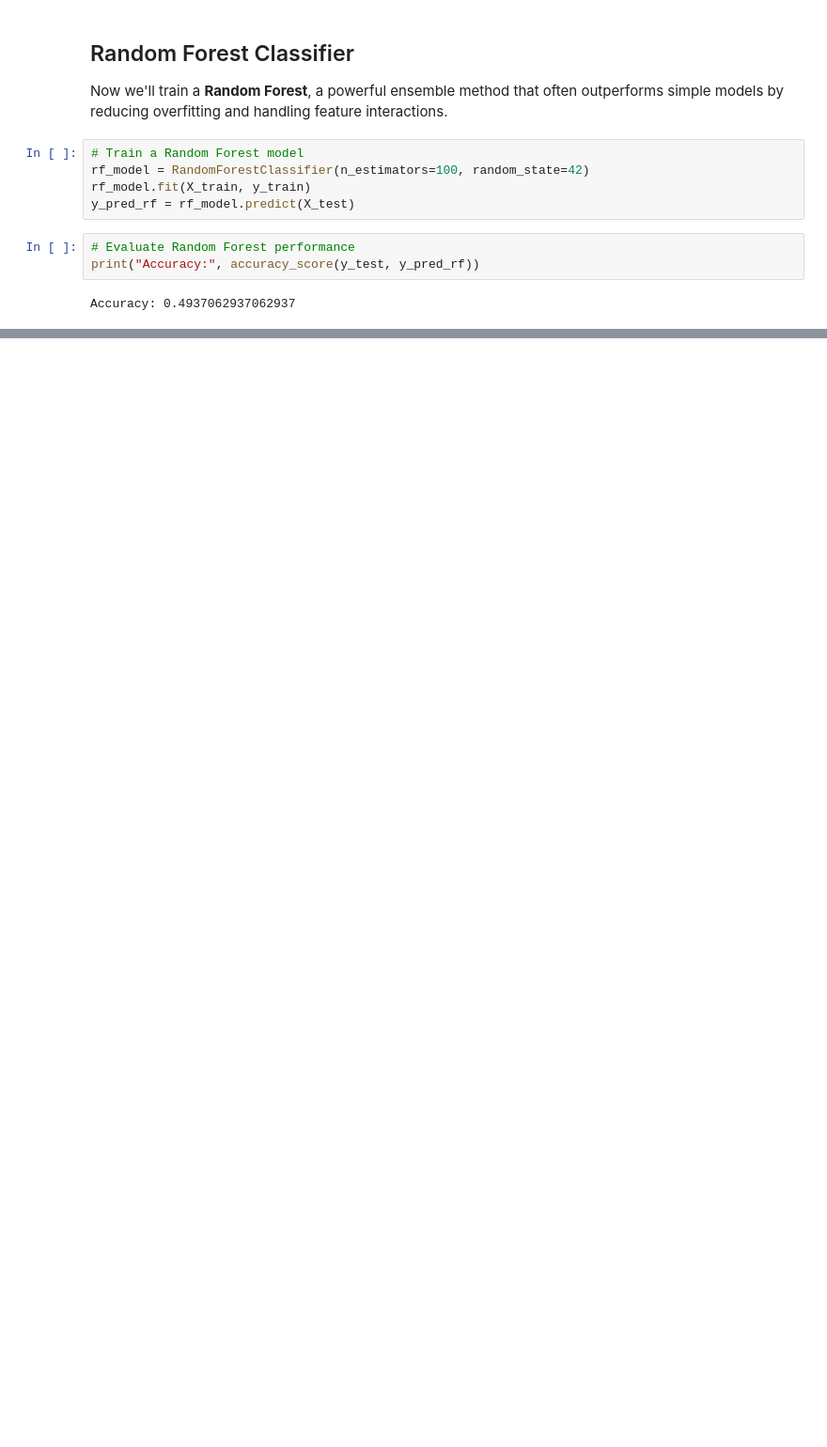
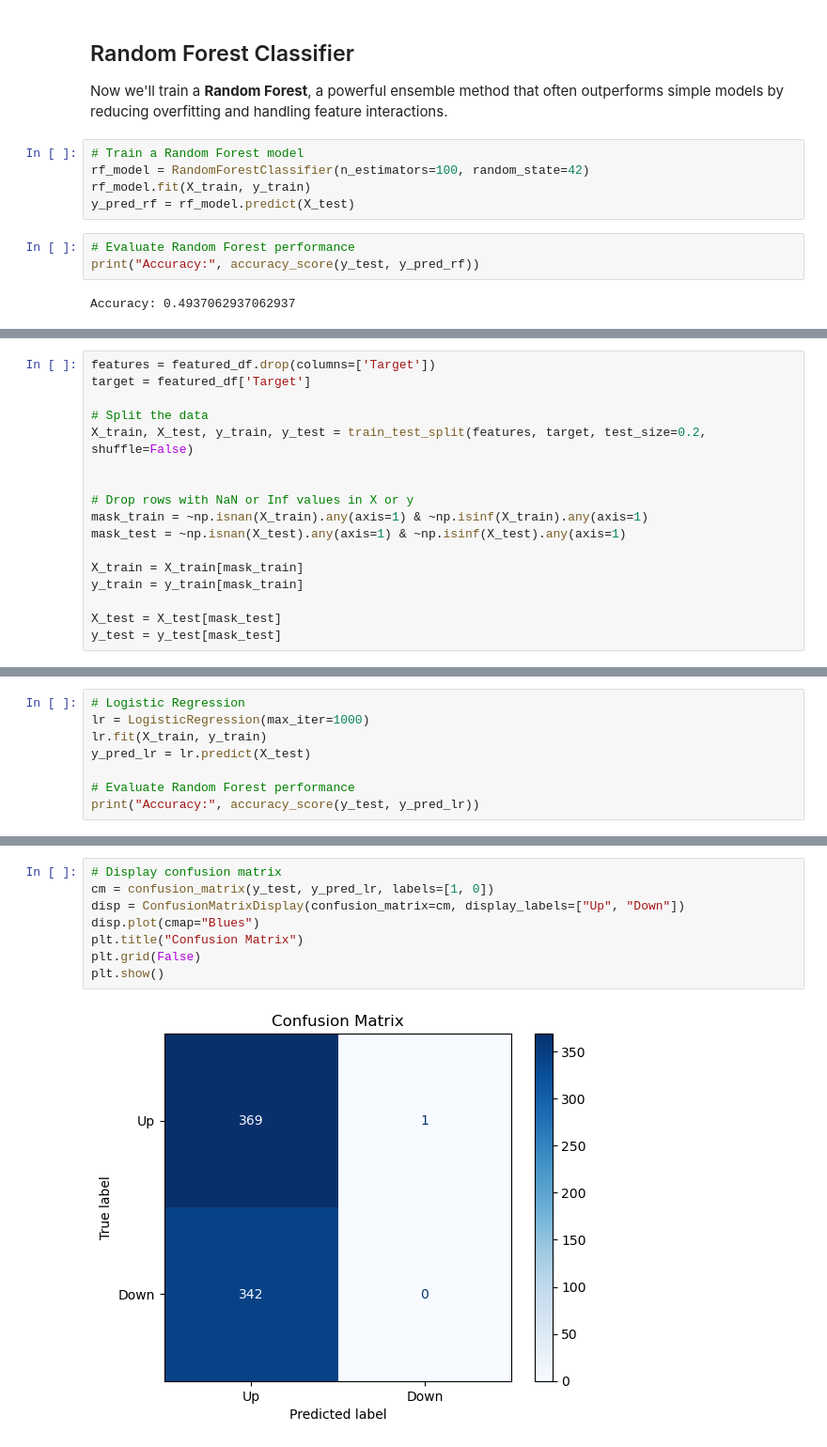
Before and after one commit to iLuigi98/financial-predictor, a Jupyter notebook: notebooks/01_sp500_predictor_detailed_walkthrough_v2.ipynb, the cells around one changed output, grey strips where cells are left out. Shown: that part at 94% size. Cells and saved outputs as stored; diff of their text form; blank space fills up the shorter version.

```diff
--- a/notebooks/01_sp500_predictor_detailed_walkthrough_v2.ipynb
+++ b/notebooks/01_sp500_predictor_detailed_walkthrough_v2.ipynb
@@ -507,0 +531,17 @@ These features serve as a richer input set for our models, allowing them to bett
+# %%
+features = featured_df.drop(columns=['Target'])
+target = featured_df['Target']
+
+# Split the data
+X_train, X_test, y_train, y_test = train_test_split(features, target, test_size=0.2, shuffle=False)
+
+
+# Drop rows with NaN or Inf values in X or y
+mask_train = ~np.isnan(X_train).any(axis=1) & ~np.isinf(X_train).any(axis=1)
+mask_test = ~np.isnan(X_test).any(axis=1) & ~np.isinf(X_test).any(axis=1)
+
+X_train = X_train[mask_train]
+y_train = y_train[mask_train]
+
+X_test = X_test[mask_test]
+y_test = y_test[mask_test]
@@ -507,0 +550,8 @@ These features serve as a richer input set for our models, allowing them to bett
+# %%
+# Logistic Regression
+lr = LogisticRegression(max_iter=1000)
+lr.fit(X_train, y_train)
+y_pred_lr = lr.predict(X_test)
+
+# Evaluate Random Forest performance
+print("Accuracy:", accuracy_score(y_test, y_pred_lr))
@@ -507,0 +572,10 @@ These features serve as a richer input set for our models, allowing them to bett
+# %%
+# Display confusion matrix
+cm = confusion_matrix(y_test, y_pred_lr, labels=[1, 0])
+disp = ConfusionMatrixDisplay(confusion_matrix=cm, display_labels=["Up", "Down"])
+disp.plot(cmap="Blues")
+plt.title("Confusion Matrix")
+plt.grid(False)
+plt.show()
+# %% [output]
+[figure, added]
```
Also changed, not shown: parts of 67 cells of this notebook, 8 other files.
